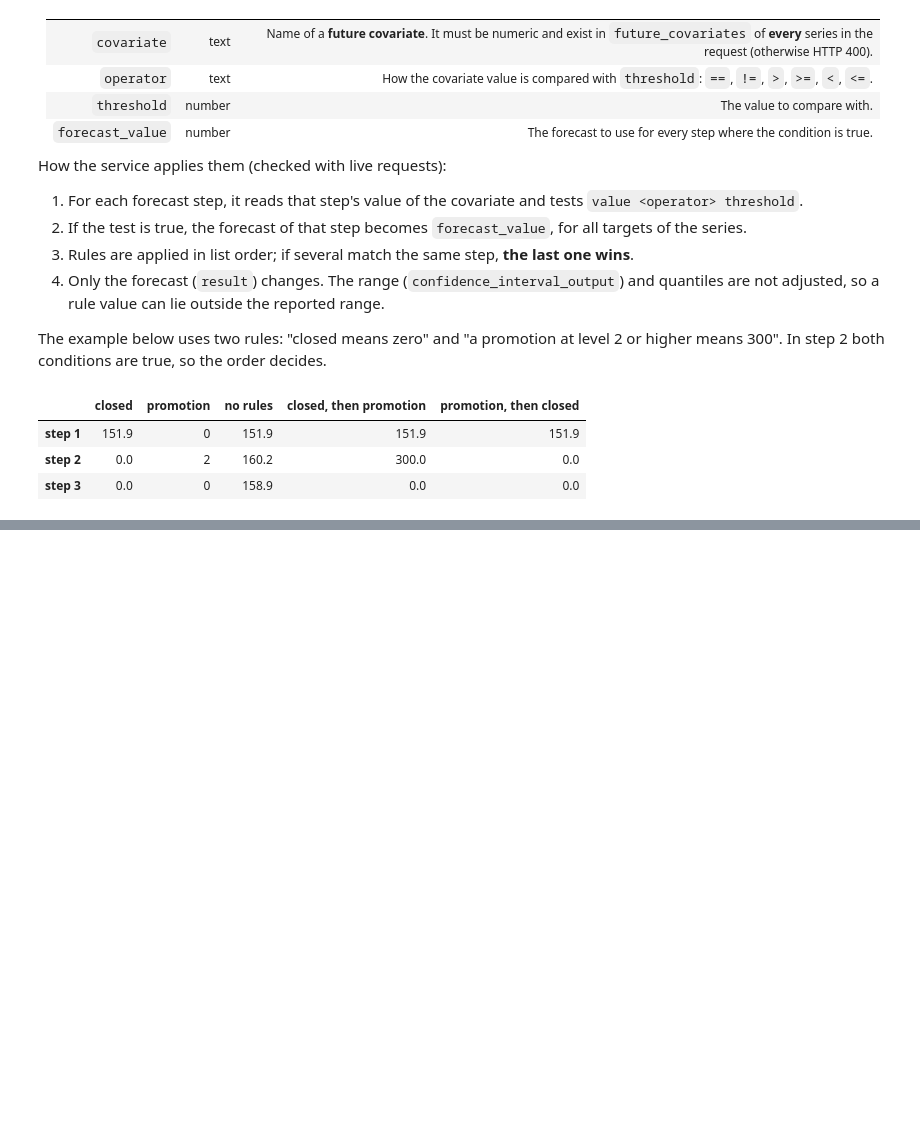
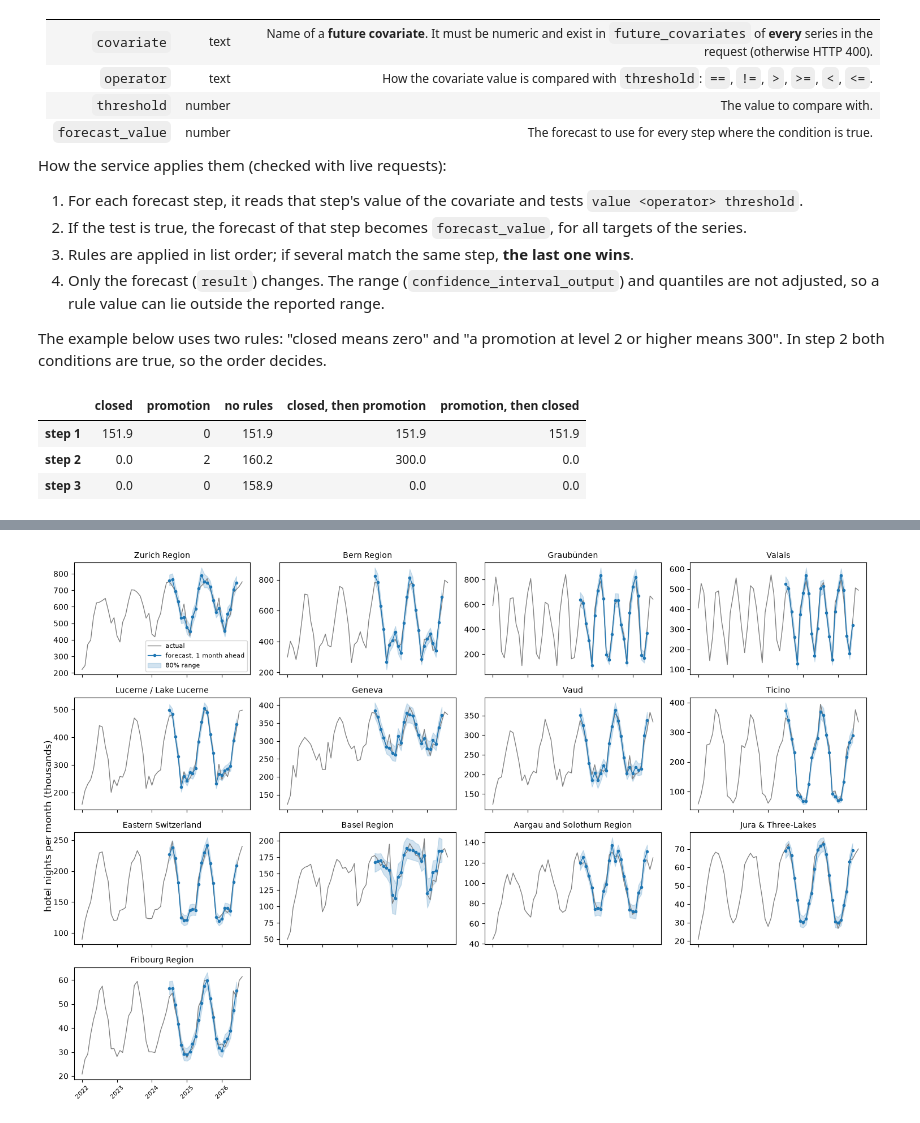
Before and after one commit to SAP-samples/sap-btp-ai-best-practices, a Jupyter notebook: best-practices/narrow-ai/RPT-1/python/rest/03_RPT-TS_forecast.ipynb, the cells around one changed output, grey strips where cells are left out. Drawn from its saved outputs; the diff is of its cells as text; code cells hidden in the pictures; blank space fills up the shorter version.

```diff
--- a/best-practices/narrow-ai/RPT-1/python/rest/03_RPT-TS_forecast.ipynb
+++ b/best-practices/narrow-ai/RPT-1/python/rest/03_RPT-TS_forecast.ipynb
@@ -639,0 +389,13 @@ pd.DataFrame({
+# %%
+variants = {
+    "full history": dict(),
+    "full history + last_year": dict(with_last_year=True),
+    "full history + last_year, enhanced": dict(with_last_year=True, options={"enhanced_forecast": True}),
+    "last 24 months only": dict(history_months=24),
+}
+backtests, rows = {}, []
+for name, settings in tqdm(variants.items(), desc="backtests"):
+    backtests[name] = rolling_backtest(regions, CUTOFFS, **settings)
+    for step in (1, 3):
+        rows.append({"variant": name, "months ahead": step, **score(backtests[name], step)})
+pd.DataFrame(rows).set_index(["months ahead", "variant"]).sort_index().round(3)
@@ -639,0 +415,15 @@ pd.DataFrame({
+# %%
+cross_rows = []
+for cutoff in tqdm(CUTOFFS[::2], desc="cut-offs"):
+    for cross in (False, True):
+        response = client.forecast({
+            "horizon": 3,
+            "data": [make_series(regions, region, cutoff, 3, with_last_year=True) for region in regions.index],
+            "options": {"clip_min": 0, "cross_learning": cross},
+        })
+        for region, series in zip(regions.index, response["result"]):
+            for step in (0, 2):
+                actual = regions.loc[region].iloc[cutoff + step]
+                cross_rows.append({"cross_learning": cross, "months ahead": step + 1,
+                                   "ape": abs(series[0][step] - actual) / actual})
+pd.DataFrame(cross_rows).pivot_table(index="cross_learning", columns="months ahead", values="ape").round(3).add_prefix("MAPE, months ahead = ")
@@ -639,0 +469,18 @@ pd.DataFrame({
+# %%
+one_ahead = backtests["full history + last_year"].query("step == 1")
+shown = months >= pd.Timestamp("2022-01-01")
+fig, axes = plt.subplots(4, 4, figsize=(15, 10), sharex=True)
+for axis, region in zip(axes.flat, profile.index):
+    part = one_ahead[one_ahead["key"] == region]
+    axis.plot(months[shown], regions.loc[region][shown] / 1e3, color="grey", linewidth=1, label="actual")
+    axis.plot(part["month"], part["point"] / 1e3, marker="o", markersize=3, color="tab:blue", linewidth=1, label="forecast, 1 month ahead")
+    axis.fill_between(part["month"], part["lower"] / 1e3, part["upper"] / 1e3, alpha=0.2, color="tab:blue", label="80% range")
+    axis.set_title(region, fontsize=10)
+    axis.tick_params(axis="x", rotation=45, labelsize=8)
+for axis in axes.flat[len(profile):]:
+    axis.axis("off")
+axes.flat[0].legend(fontsize=8)
+fig.supylabel("hotel nights per month (thousands)")
+plt.tight_layout()
+# %% [output]
+[figure, added]
```
Also changed, not shown: parts of 50 cells of this notebook, 2 other files.
